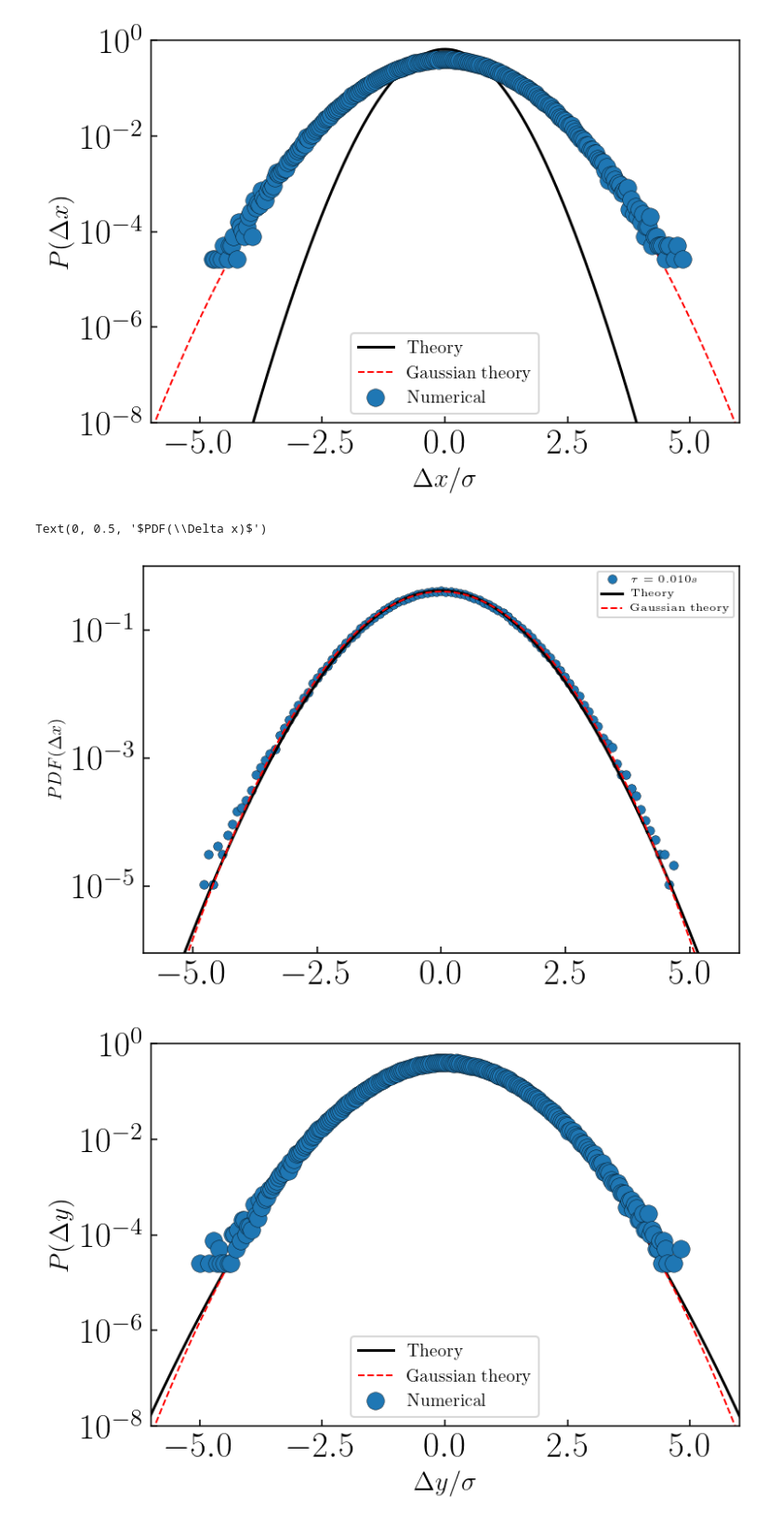
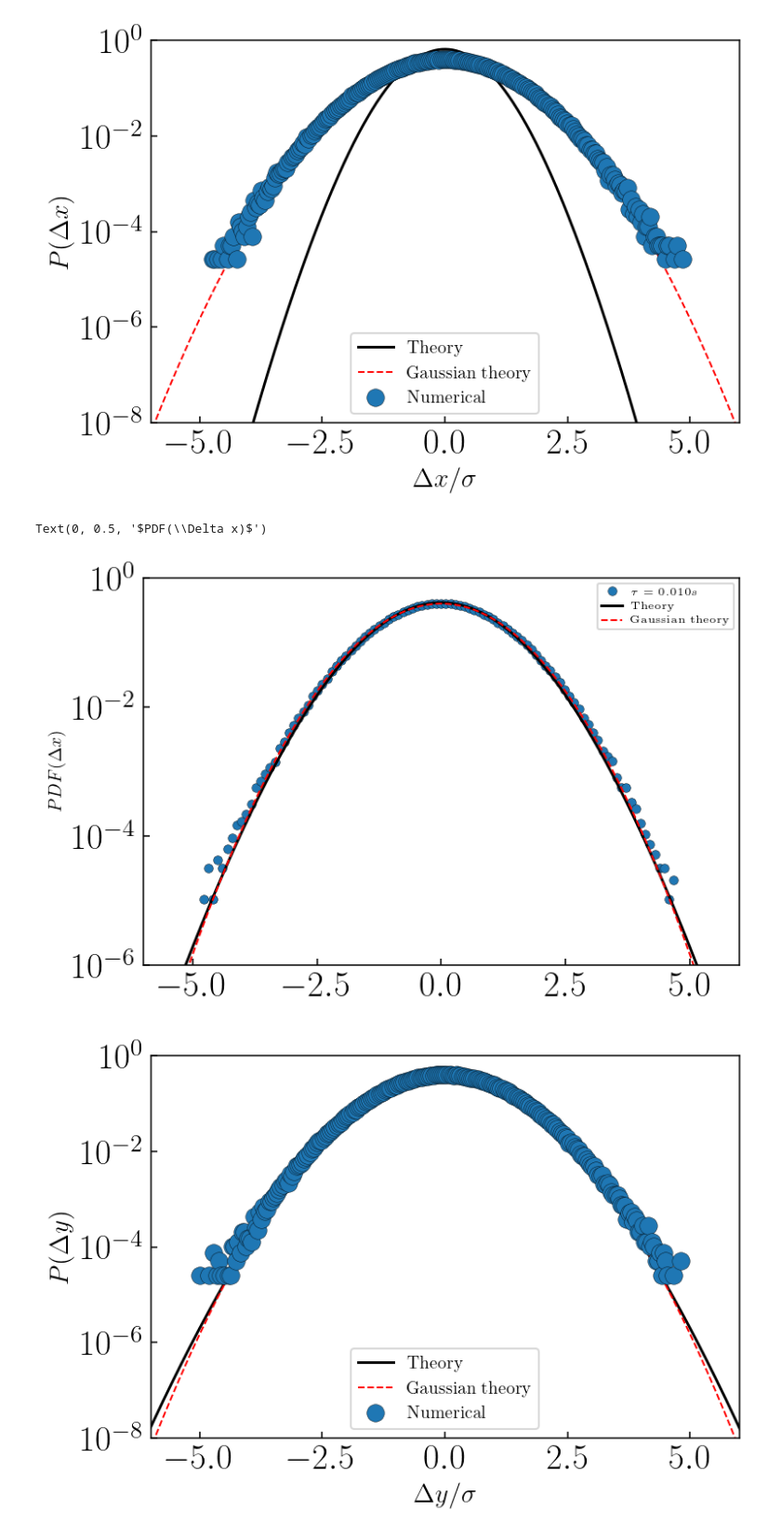
Before and after one commit to ElodieMillan/Brownian-particle-near-wall, a Jupyter notebook: Results/10-21/Overd-RigidWall/Analyse_Overd-Rigid-Wall-python(trajCourte).ipynb, the cells around one changed output. Shown at 93% size. Cells and saved outputs as stored; diff of their text form; code cells hidden in the pictures.

```diff
--- a/Results/10-21/Overd-RigidWall/Analyse_Overd-Rigid-Wall-python(trajCourte).ipynb
+++ b/Results/10-21/Overd-RigidWall/Analyse_Overd-Rigid-Wall-python(trajCourte).ipynb
@@ -245,33 +245,33 @@ PDF("dx", Rs, simu.dt, simu.Nt, D=mean_Dx_theo, lD=simu.lD, lB=simu.lB, N_tau=N_
 # %%
 ## PDF Dx (all time)
 
 Di = pdf_Di(axis="x")[0]
 dx = np.linspace(-5e-7, 5e-7, len(Di))
 
 i = 10
 
 Dezs = (simu.x[0:-i] - simu.x[i:])
 std = np.std(Dezs)
 Dezs = Dezs / std #division par standard déviation
 hist, bins_center = pdf(Dezs, bins = 100)
 plt.semilogy(bins_center, hist, ".",label = r"$\tau ={:.3f} s$".format(simu.t[i]))
 PDF_X =  pdf_DeltaXi_Delta_t(dx,i, axis="x")
 plt.semilogy(dx/std, PDF_X/np.trapz(PDF_X, dx/std), "k", label="Theory")
 
 
 
 x_theo = np.linspace(-5.5, 5.5, 1000)
 gaussian_theo = gauss_function(x_theo, 1, 0, 1)
 gaussian_theo = gaussian_theo * 1/np.trapz(gaussian_theo, x_theo)
 
 plt.semilogy(x_theo, gaussian_theo, "--", color="red",linewidth=1., label="Gaussian theory")
-plt.axis([-6, 6, 9e-7, 1])
+plt.axis([-6, 6, 1e-6, 1])
 
 plt.legend(fontsize="xx-small")
 plt.ylabel("$PDF(\Delta x)$")
 # %% [output]
 Text(0, 0.5, '$PDF(\\Delta x)$')
-[figure, old version]
+[figure, new version]
 # %%
 Di = pdf_Di(axis="y")[0]
 dx = np.linspace(-5e-7, 5e-7, len(Di))
```
